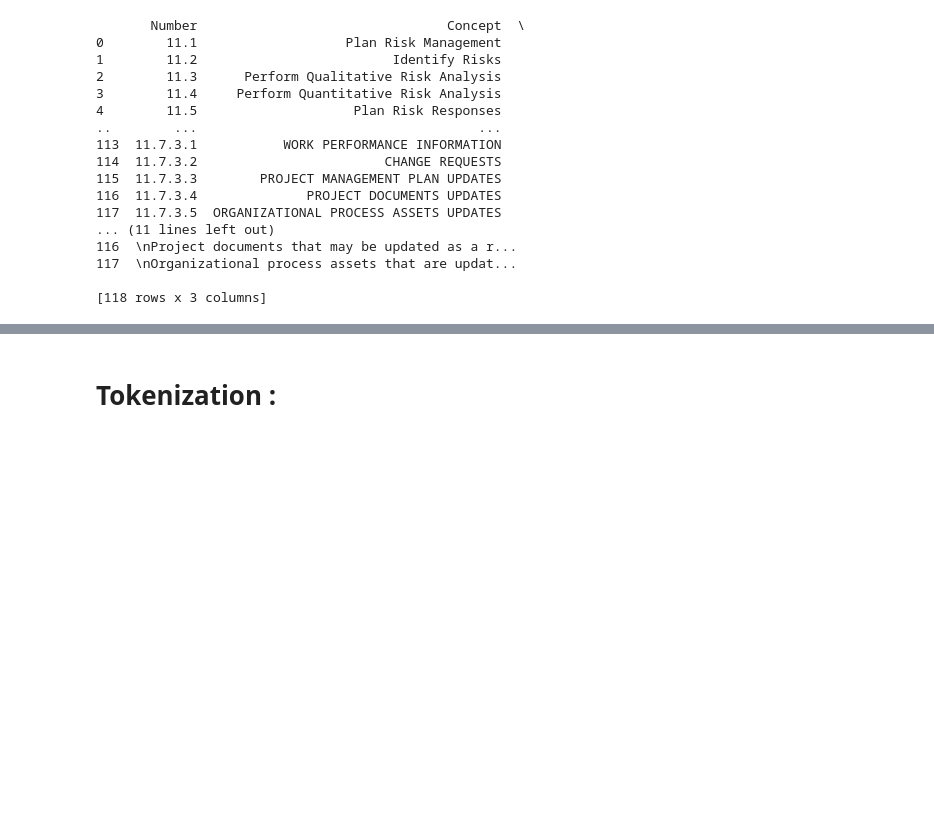
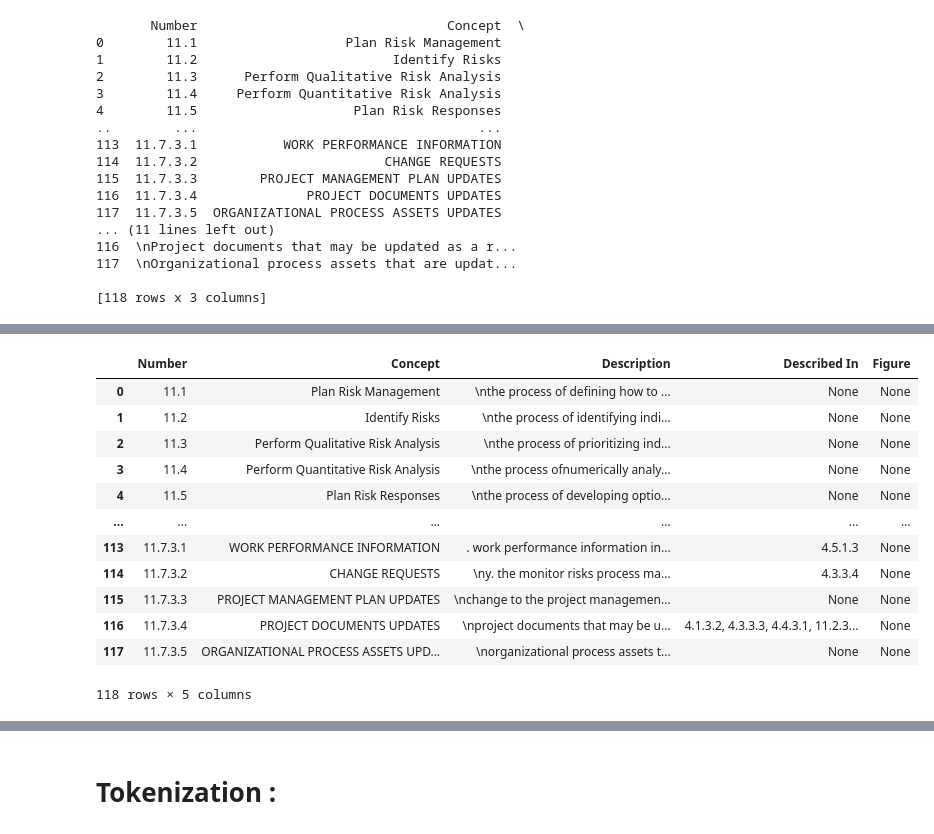
Before and after one commit to MohamedDhibi/ProjetAI, a Jupyter notebook: Preproc V1.0.ipynb, the cells around one changed output, grey strips where cells are left out. Drawn from its saved outputs; the diff is of its cells as text; code cells hidden in the pictures; blank space fills up the shorter version.

```diff
--- a/Preproc V1.0.ipynb
+++ b/Preproc V1.0.ipynb
@@ -858,0 +554,27 @@ PermissionError: [WinError 32] The process cannot access the file because it is
+# %%
+def extract_figures(definition):
+    figure_matches = re.findall(r'figure (\d{1,2}-\d{1,2}[a-zA-Z]{0,6})', definition)
+    if figure_matches:
+        figures = ', '.join(figure_matches)
+        return figures
+    else:
+        return None
+# Apply the function to extract figures and add them to the "Figure" column
+df['Figure'] = df['Description'].apply(extract_figures)
+
+# Display the DataFrame
+df
+# %% [output]
+|  | Number | Concept | Description | Described In | Figure |
+| 0 | 11.1 | Plan Risk Management | \nthe process of defining how to ... | None | None |
+| 1 | 11.2 | Identify Risks | \nthe process of identifying indi... | None | None |
+| 2 | 11.3 | Perform Qualitative Risk Analysis | \nthe process of prioritizing ind... | None | None |
+| 3 | 11.4 | Perform Quantitative Risk Analysis | \nthe process ofnumerically analy... | None | None |
+| 4 | 11.5 | Plan Risk Responses | \nthe process of developing optio... | None | None |
+| ... | ... | ... | ... | ... | ... |
+| 113 | 11.7.3.1 | WORK PERFORMANCE INFORMATION | . work performance information in... | 4.5.1.3 | None |
+| 114 | 11.7.3.2 | CHANGE REQUESTS | \ny. the monitor risks process ma... | 4.3.3.4 | None |
+| 115 | 11.7.3.3 | PROJECT MANAGEMENT PLAN UPDATES | \nchange to the project managemen... | None | None |
+| 116 | 11.7.3.4 | PROJECT DOCUMENTS UPDATES | \nproject documents that may be u... | 4.1.3.2, 4.3.3.3, 4.4.3.1, 11.2.3... | None |
+| 117 | 11.7.3.5 | ORGANIZATIONAL PROCESS ASSETS UPD... | \norganizational process assets t... | None | None |
+118 rows × 5 columns
```
Also changed, not shown: parts of 45 cells of this notebook.
